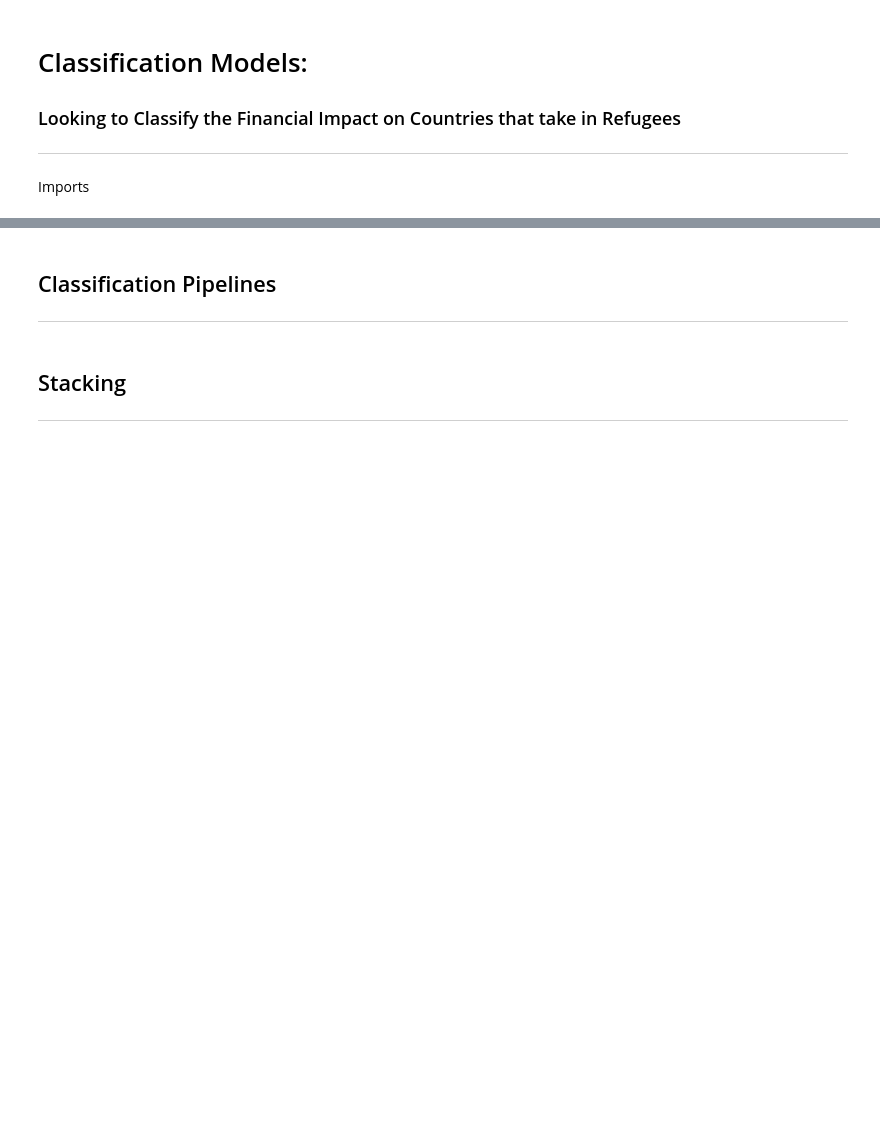
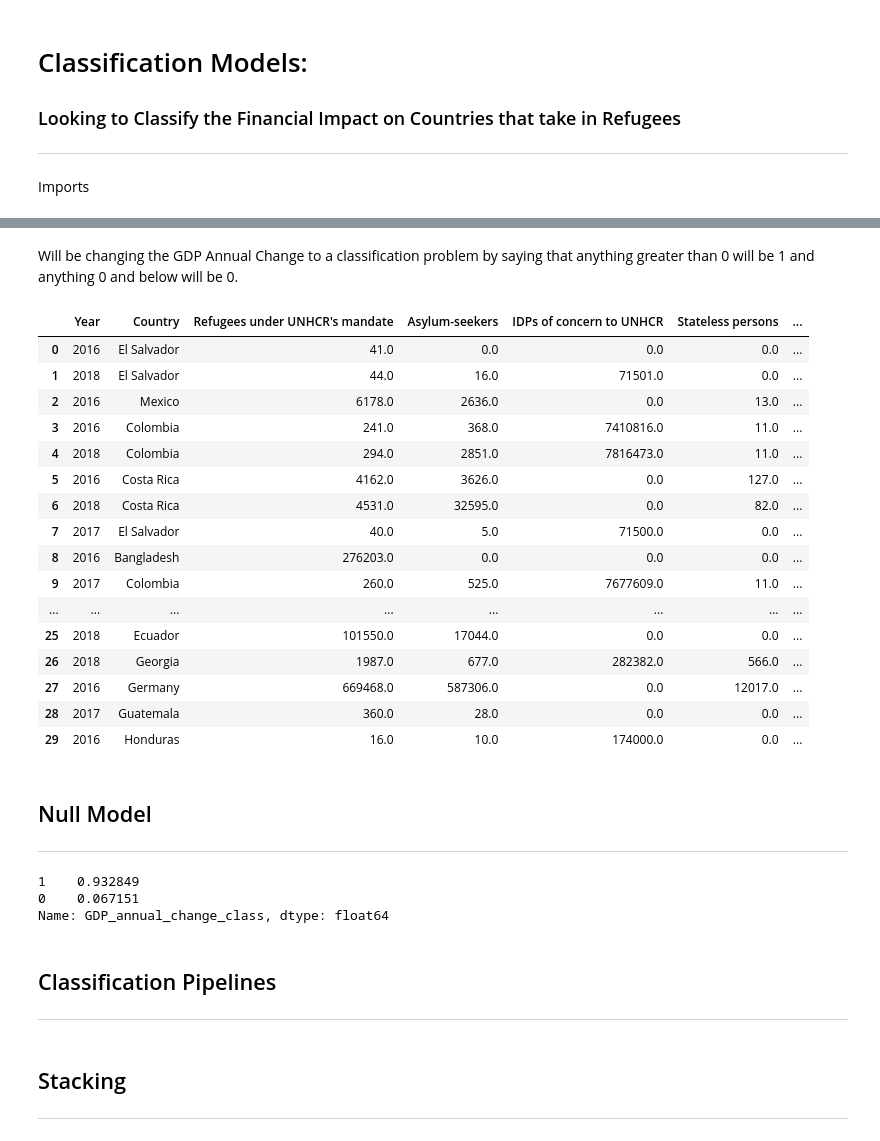
Before and after one commit to Tim-O-Neill/Ukrainian-Refugees, a Jupyter notebook: code/03_Models/03_Classification_Models.ipynb, the cells around one changed output, grey strips where cells are left out. Cells and saved outputs as stored; diff of their text form; code cells hidden in the pictures; blank space fills up the shorter version.

Commit message:
model tuning

```diff
--- a/code/03_Models/03_Classification_Models.ipynb
+++ b/code/03_Models/03_Classification_Models.ipynb
@@ -24,3 +24,5 @@ from sklearn.decomposition import PCA
 # %%
 pd.options.display.max_columns = 999
 pd.options.display.max_rows = 999
+# %%
+df = pd.read_csv('../../data/data_final.csv')
@@ -26,0 +38,27 @@ pd.options.display.max_rows = 999
+# %% [markdown]
+Will be changing the GDP Annual Change to a classification problem by saying that anything greater than 0 will be 1 and anything 0 and below will be 0.
+# %%
+df['GDP_annual_change_class'] = np.where(df['GDP_annual_change'] >= 0, 1, 0)
+# %%
+df.head(30)
+# %% [output]
+|  | Year | Country | Refugees under UNHCR's mandate | Asylum-seekers | IDPs of concern to UNHCR | Stateless persons | ... |
+| 0 | 2016 | El Salvador | 41.0 | 0.0 | 0.0 | 0.0 | ... |
+| 1 | 2018 | El Salvador | 44.0 | 16.0 | 71501.0 | 0.0 | ... |
+| 2 | 2016 | Mexico | 6178.0 | 2636.0 | 0.0 | 13.0 | ... |
+| 3 | 2016 | Colombia | 241.0 | 368.0 | 7410816.0 | 11.0 | ... |
+| 4 | 2018 | Colombia | 294.0 | 2851.0 | 7816473.0 | 11.0 | ... |
+| 5 | 2016 | Costa Rica | 4162.0 | 3626.0 | 0.0 | 127.0 | ... |
+| 6 | 2018 | Costa Rica | 4531.0 | 32595.0 | 0.0 | 82.0 | ... |
+| 7 | 2017 | El Salvador | 40.0 | 5.0 | 71500.0 | 0.0 | ... |
+| 8 | 2016 | Bangladesh | 276203.0 | 0.0 | 0.0 | 0.0 | ... |
+| 9 | 2017 | Colombia | 260.0 | 525.0 | 7677609.0 | 11.0 | ... |
+| ... | ... | ... | ... | ... | ... | ... | ... |
+| 25 | 2018 | Ecuador | 101550.0 | 17044.0 | 0.0 | 0.0 | ... |
+| 26 | 2018 | Georgia | 1987.0 | 677.0 | 282382.0 | 566.0 | ... |
+| 27 | 2016 | Germany | 669468.0 | 587306.0 | 0.0 | 12017.0 | ... |
+| 28 | 2017 | Guatemala | 360.0 | 28.0 | 0.0 | 0.0 | ... |
+| 29 | 2016 | Honduras | 16.0 | 10.0 | 174000.0 | 0.0 | ... |
+# %% [markdown]
+## Null Model
+---
@@ -27,3 +93,9 @@ pd.options.display.max_rows = 999
+# %%
+y.value_counts(normalize = True)
+# %% [output]
+1    0.932849
+0    0.067151
+Name: GDP_annual_change_class, dtype: float64
 # %% [markdown]
 ## Classification Pipelines
 ---
```
Also changed, not shown: parts of 4 cells of this notebook, 5 other files.
